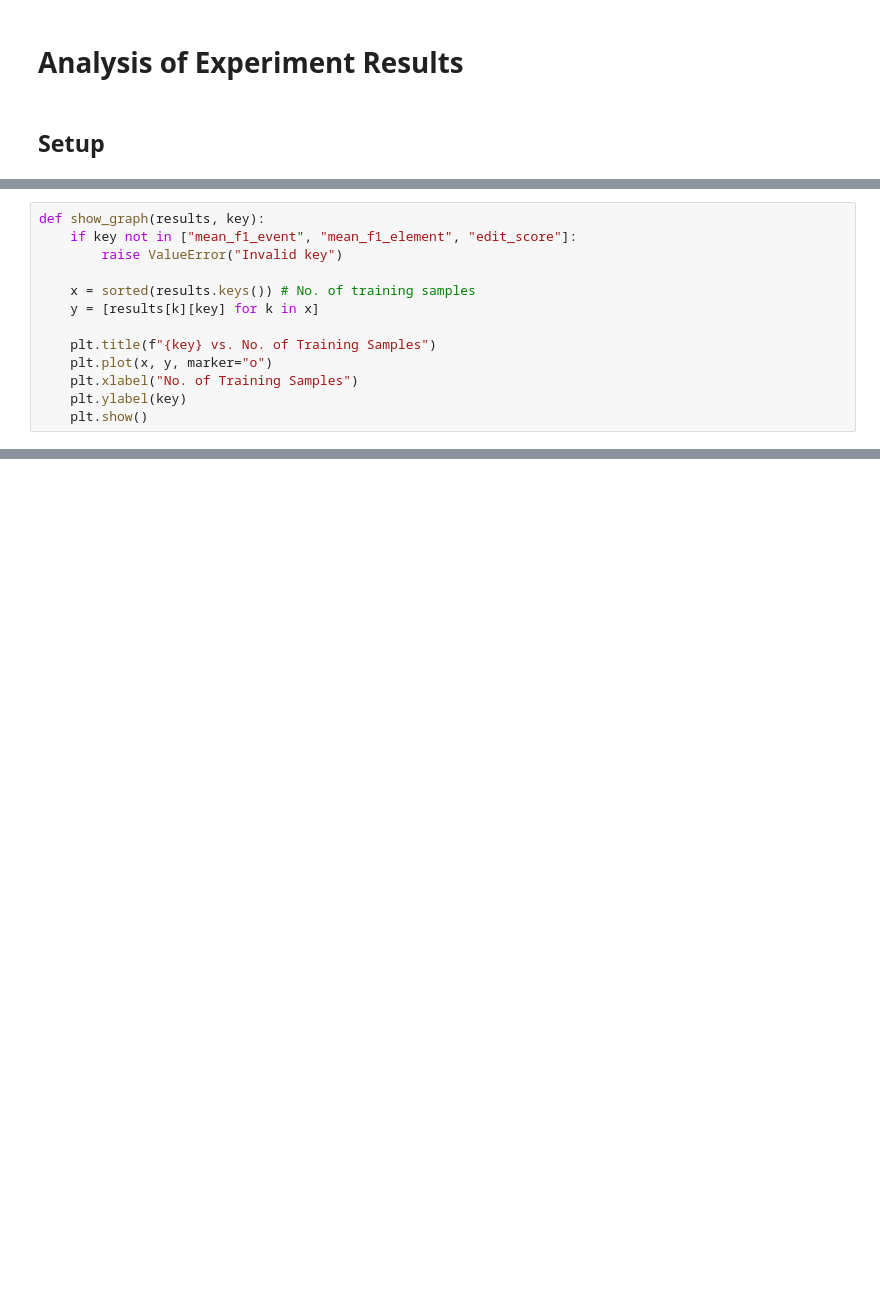
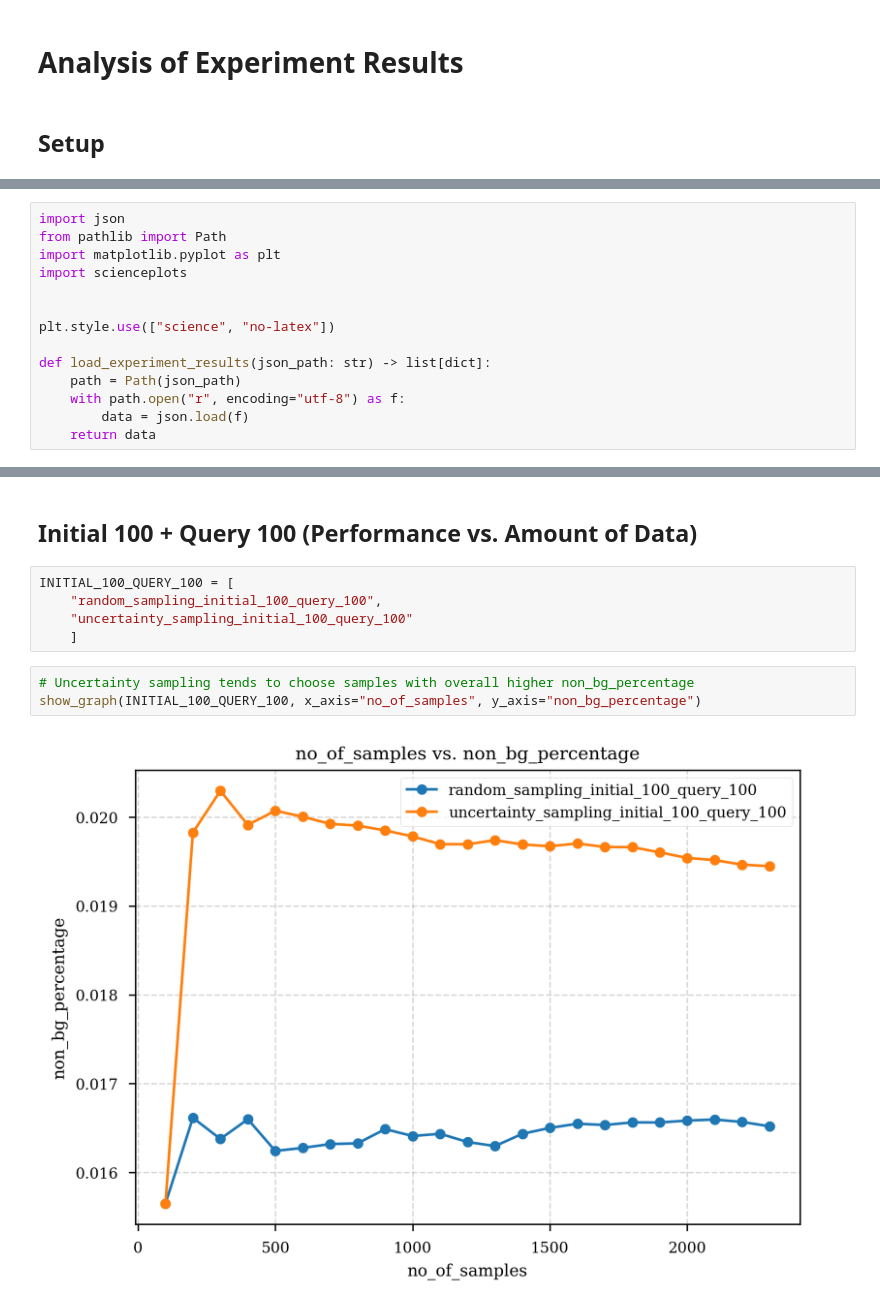
Before and after one commit to zackjh/alpes, a Jupyter notebook: analysis.ipynb, the cells around one changed output, grey strips where cells are left out. Drawn from its saved outputs; the diff is of its cells as text; blank space fills up the shorter version.

```diff
--- a/analysis.ipynb
+++ b/analysis.ipynb
@@ -54,13 +4,0 @@ random_sampling_exp_1_results = {
-# %%
-def show_graph(results, key):
-    if key not in ["mean_f1_event", "mean_f1_element", "edit_score"]:
-        raise ValueError("Invalid key")
-
-    x = sorted(results.keys()) # No. of training samples
-    y = [results[k][key] for k in x]
-
-    plt.title(f"{key} vs. No. of Training Samples")
-    plt.plot(x, y, marker="o")
-    plt.xlabel("No. of Training Samples")
-    plt.ylabel(key)
-    plt.show()
@@ -78,0 +5,14 @@ show_graph(random_sampling_exp_1_results, "edit_score")
+# %%
+import json
+from pathlib import Path
+import matplotlib.pyplot as plt
+import scienceplots
+
+
+plt.style.use(["science", "no-latex"])
+
+def load_experiment_results(json_path: str) -> list[dict]:
+    path = Path(json_path)
+    with path.open("r", encoding="utf-8") as f:
+        data = json.load(f)
+    return data
@@ -78,0 +74,12 @@ show_graph(random_sampling_exp_1_results, "edit_score")
+# %% [markdown]
+## Initial 100 + Query 100 (Performance vs. Amount of Data)
+# %%
+INITIAL_100_QUERY_100 = [
+    "random_sampling_initial_100_query_100",
+    "uncertainty_sampling_initial_100_query_100"
+    ]
+# %%
+# Uncertainty sampling tends to choose samples with overall higher non_bg_percentage
+show_graph(INITIAL_100_QUERY_100, x_axis="no_of_samples", y_axis="non_bg_percentage")
+# %% [output]
+[figure, added]
```
Also changed, not shown: parts of 20 cells of this notebook, 2 other files.
